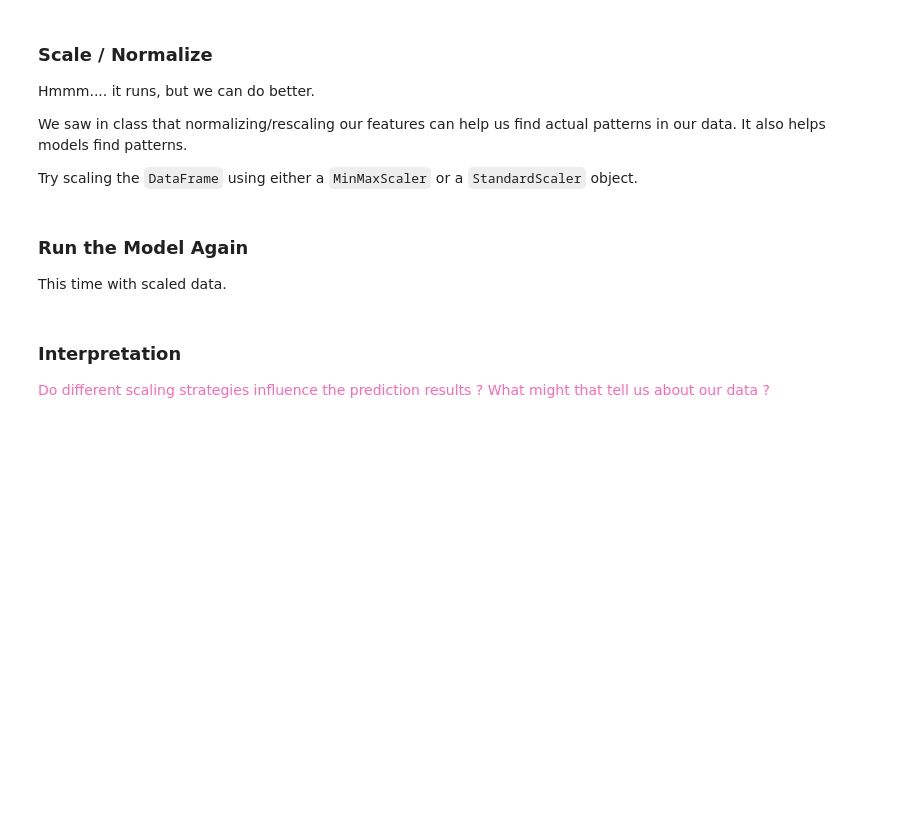
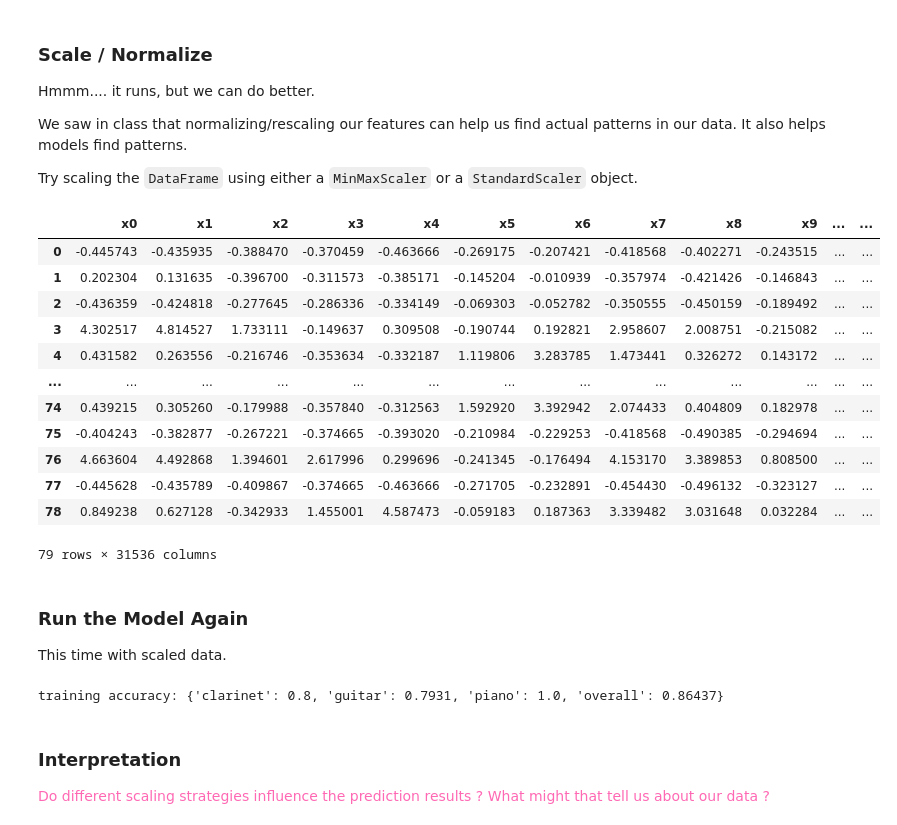
Before and after one commit to kaoriogawa-PSAM-5020-spring2026/Homework05, a Jupyter notebook: Homework05.ipynb, the cells around one changed output. Saved outputs shown, nothing was run; the diff lists cells and outputs as text; code cells hidden in the pictures; blank space fills up the shorter version.

```diff
--- a/Homework05.ipynb
+++ b/Homework05.ipynb
@@ -240,6 +240,24 @@ We saw in class that normalizing/rescaling our features can help us find actual
 Try scaling the `DataFrame` using either a `MinMaxScaler` or a `StandardScaler` object.
 # %%
 # TODO: scale/normalize features
+std_scaler = StandardScaler().set_output(transform="pandas")
+features_scaled_df = std_scaler.fit_transform(features_df)
+
+features_scaled_df
+# %% [output]
+|  | x0 | x1 | x2 | x3 | x4 | x5 | x6 | x7 | x8 | x9 | ... | ... |
+| 0 | -0.445743 | -0.435935 | -0.388470 | -0.370459 | -0.463666 | -0.269175 | -0.207421 | -0.418568 | -0.402271 | -0.243515 | ... | ... |
+| 1 | 0.202304 | 0.131635 | -0.396700 | -0.311573 | -0.385171 | -0.145204 | -0.010939 | -0.357974 | -0.421426 | -0.146843 | ... | ... |
+| 2 | -0.436359 | -0.424818 | -0.277645 | -0.286336 | -0.334149 | -0.069303 | -0.052782 | -0.350555 | -0.450159 | -0.189492 | ... | ... |
+| 3 | 4.302517 | 4.814527 | 1.733111 | -0.149637 | 0.309508 | -0.190744 | 0.192821 | 2.958607 | 2.008751 | -0.215082 | ... | ... |
+| 4 | 0.431582 | 0.263556 | -0.216746 | -0.353634 | -0.332187 | 1.119806 | 3.283785 | 1.473441 | 0.326272 | 0.143172 | ... | ... |
+| ... | ... | ... | ... | ... | ... | ... | ... | ... | ... | ... | ... | ... |
+| 74 | 0.439215 | 0.305260 | -0.179988 | -0.357840 | -0.312563 | 1.592920 | 3.392942 | 2.074433 | 0.404809 | 0.182978 | ... | ... |
+| 75 | -0.404243 | -0.382877 | -0.267221 | -0.374665 | -0.393020 | -0.210984 | -0.229253 | -0.418568 | -0.490385 | -0.294694 | ... | ... |
+| 76 | 4.663604 | 4.492868 | 1.394601 | 2.617996 | 0.299696 | -0.241345 | -0.176494 | 4.153170 | 3.389853 | 0.808500 | ... | ... |
+| 77 | -0.445628 | -0.435789 | -0.409867 | -0.374665 | -0.463666 | -0.271705 | -0.232891 | -0.454430 | -0.496132 | -0.323127 | ... | ... |
+| 78 | 0.849238 | 0.627128 | -0.342933 | 1.455001 | 4.587473 | -0.059183 | 0.187363 | 3.339482 | 3.031648 | 0.032284 | ... | ... |
+79 rows × 31536 columns
 # %% [markdown]
 ### Run the Model Again
 
@@ -247,6 +265,8 @@ This time with scaled data.
 # %%
 # Fit the classifier and report training accuracy
 AwesomeAudioClassifier.fit(features_scaled_df, labels)
+# %% [output]
+training accuracy: {'clarinet': 0.8, 'guitar': 0.7931, 'piano': 1.0, 'overall': 0.86437}
 # %% [markdown]
 ### Interpretation
 
```
Also changed, not shown: parts of 6 cells of this notebook.
